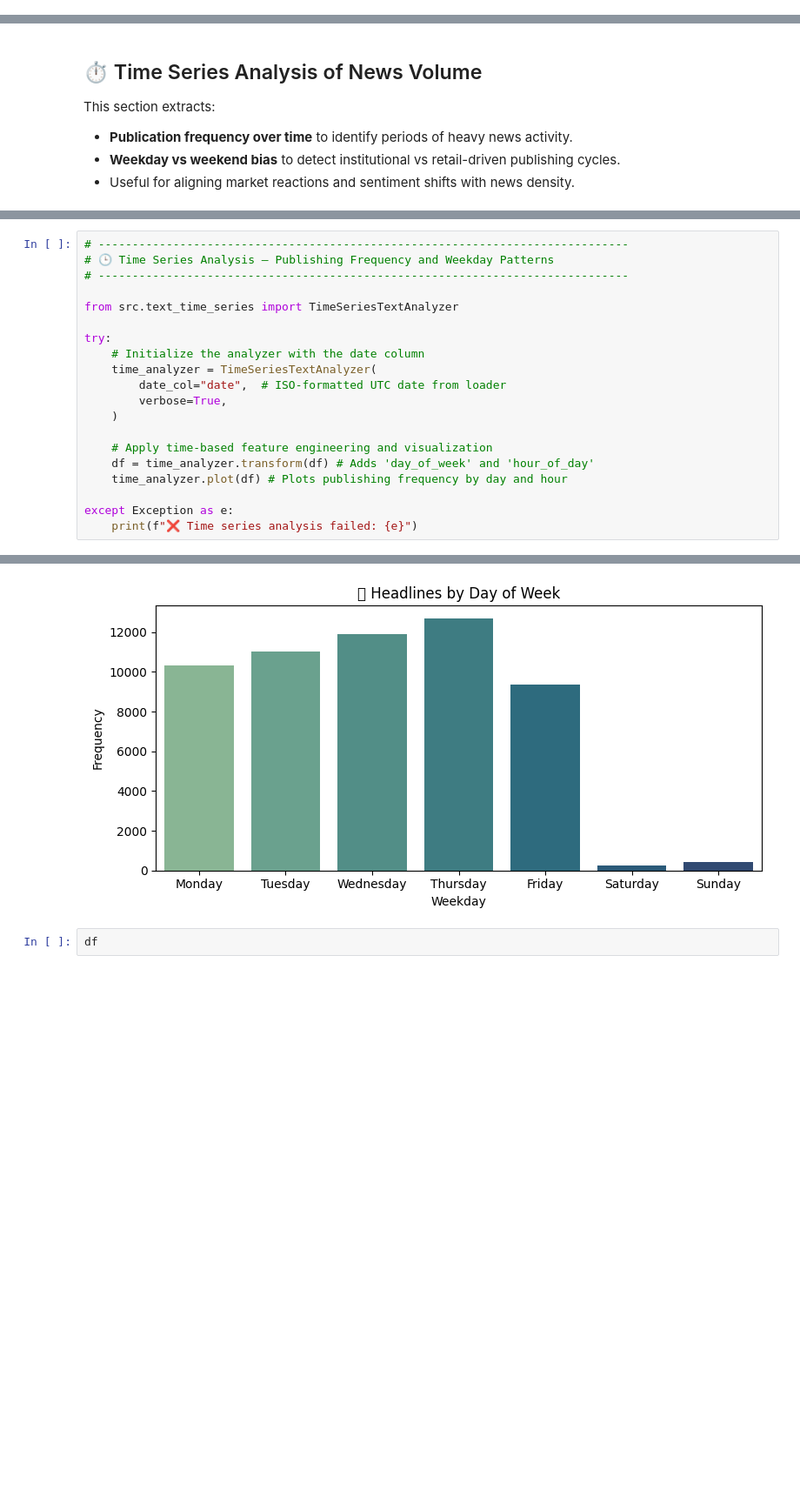
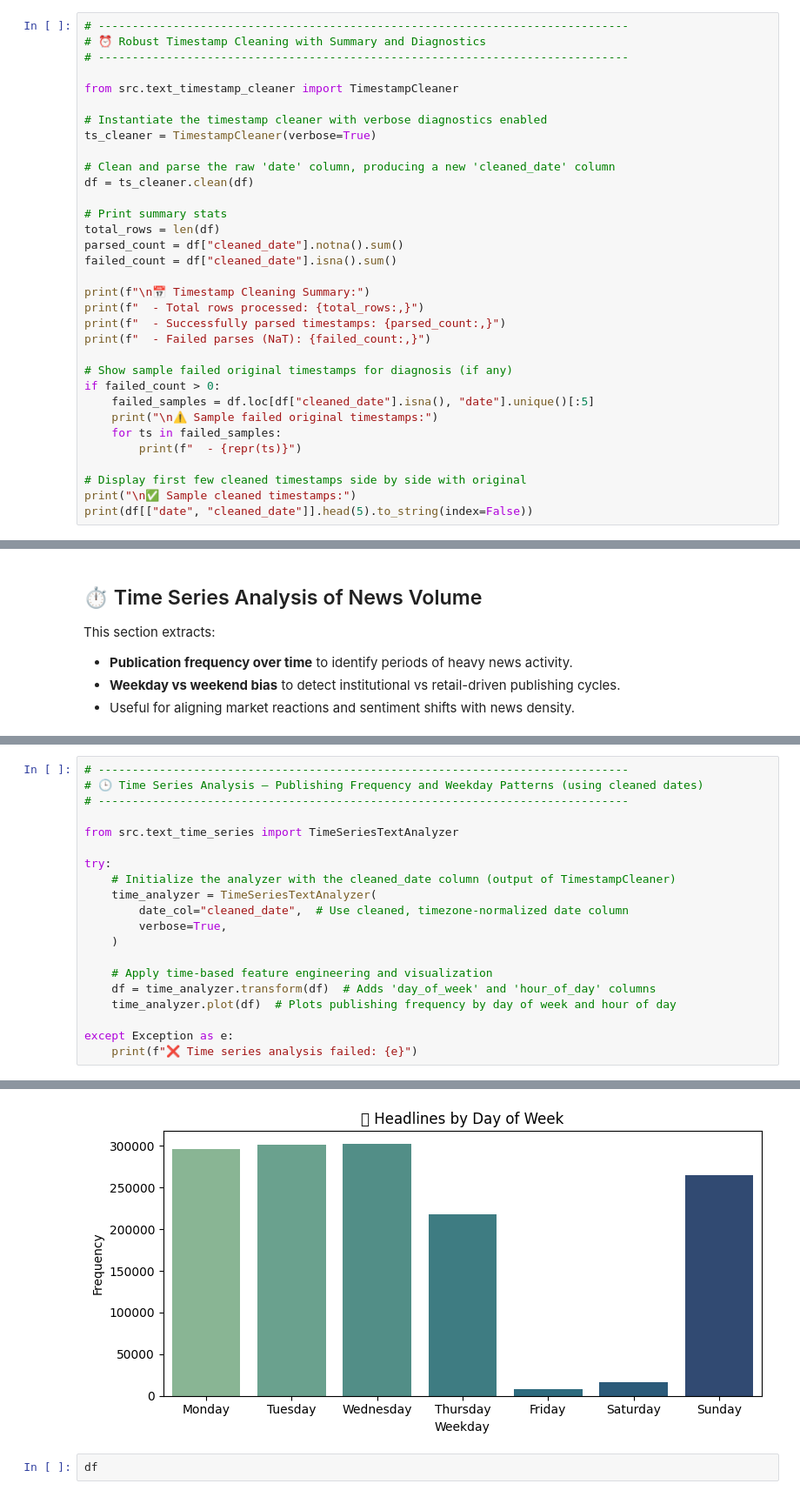
Before and after one commit to NabloP/b5w1-stock-market-challenge, a Jupyter notebook: notebooks/task-1-news-sentiment-eda.ipynb, the cells around one changed output, grey strips where cells are left out. Shown at 87% size. Drawn from its saved outputs; the diff is of its cells as text; blank space fills up the shorter version.

```diff
--- a/notebooks/task-1-news-sentiment-eda.ipynb
+++ b/notebooks/task-1-news-sentiment-eda.ipynb
@@ -149,0 +164,33 @@ dtype: object
+# %%
+# ------------------------------------------------------------------------------
+# ⏰ Robust Timestamp Cleaning with Summary and Diagnostics
+# ------------------------------------------------------------------------------
+
+from src.text_timestamp_cleaner import TimestampCleaner
+
+# Instantiate the timestamp cleaner with verbose diagnostics enabled
+ts_cleaner = TimestampCleaner(verbose=True)
+
+# Clean and parse the raw 'date' column, producing a new 'cleaned_date' column
+df = ts_cleaner.clean(df)
+
+# Print summary stats
+total_rows = len(df)
+parsed_count = df["cleaned_date"].notna().sum()
+failed_count = df["cleaned_date"].isna().sum()
+
+print(f"\n📅 Timestamp Cleaning Summary:")
+print(f"  - Total rows processed: {total_rows:,}")
+print(f"  - Successfully parsed timestamps: {parsed_count:,}")
+print(f"  - Failed parses (NaT): {failed_count:,}")
+
+# Show sample failed original timestamps for diagnosis (if any)
+if failed_count > 0:
+    failed_samples = df.loc[df["cleaned_date"].isna(), "date"].unique()[:5]
+    print("\n⚠️ Sample failed original timestamps:")
+    for ts in failed_samples:
+        print(f"  - {repr(ts)}")
+
+# Display first few cleaned timestamps side by side with original
+print("\n✅ Sample cleaned timestamps:")
+print(df[["date", "cleaned_date"]].head(5).to_string(index=False))
@@ -370,20 +502,20 @@ from src.text_time_series import TimeSeriesTextAnalyzer
 # %%
 # ------------------------------------------------------------------------------
-# 🕒 Time Series Analysis – Publishing Frequency and Weekday Patterns
+# 🕒 Time Series Analysis – Publishing Frequency and Weekday Patterns (using cleaned dates)
 # ------------------------------------------------------------------------------
 
 from src.text_time_series import TimeSeriesTextAnalyzer
 
 try:
-    # Initialize the analyzer with the date column
+    # Initialize the analyzer with the cleaned_date column (output of TimestampCleaner)
     time_analyzer = TimeSeriesTextAnalyzer(
-        date_col="date",  # ISO-formatted UTC date from loader
+        date_col="cleaned_date",  # Use cleaned, timezone-normalized date column
         verbose=True,
     )
 
     # Apply time-based feature engineering and visualization
-    df = time_analyzer.transform(df) # Adds 'day_of_week' and 'hour_of_day'
-    time_analyzer.plot(df) # Plots publishing frequency by day and hour
+    df = time_analyzer.transform(df)  # Adds 'day_of_week' and 'hour_of_day' columns
+    time_analyzer.plot(df)  # Plots publishing frequency by day of week and hour of day
 
 except Exception as e:
     print(f"❌ Time series analysis failed: {e}")
@@ -397,6 +528,6 @@ except Exception as e:
 Passing `palette` without assigning `hue` is deprecated and will be removed in v0.14.0. Assign the `x` variable to `hue` and set `legend=False` for the same effect.
 
   sns.countplot(
-[figure, old version]
+[figure, new version]
 # %%
 df
```
Also changed, not shown: parts of 23 cells of this notebook, 7 other files.
